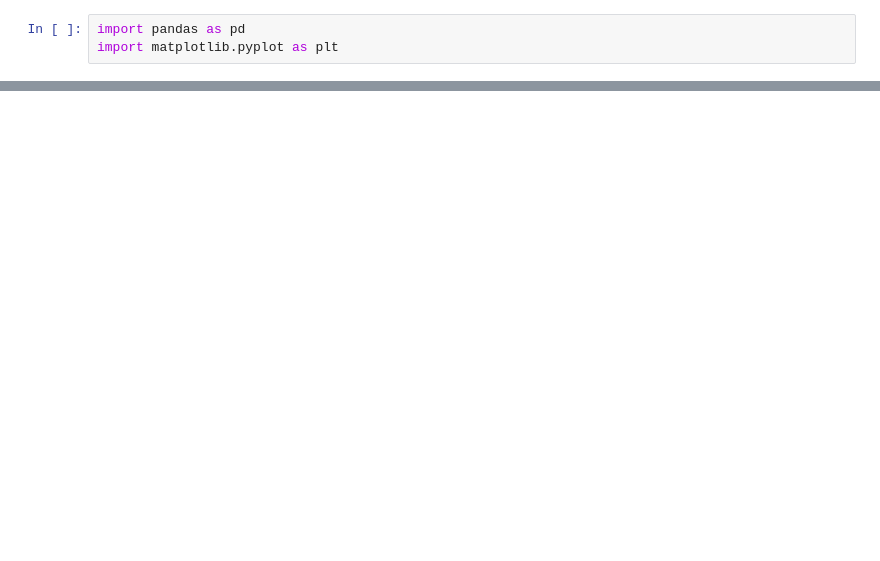
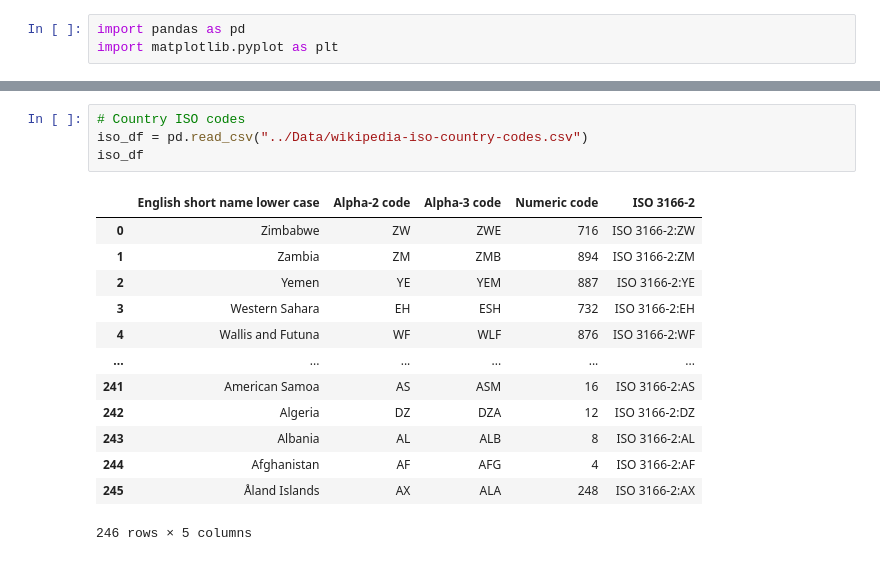
Before and after one commit to MATaylor0/data-viz-project, a Jupyter notebook: MT/MT.ipynb, the cells around one changed output, grey strips where cells are left out. Saved outputs shown, nothing was run; the diff lists cells and outputs as text; blank space fills up the shorter version.

```diff
--- a/MT/MT.ipynb
+++ b/MT/MT.ipynb
@@ -36,0 +49,18 @@ df
+# %%
+# Country ISO codes
+iso_df = pd.read_csv("../Data/wikipedia-iso-country-codes.csv")
+iso_df
+# %% [output]
+|  | English short name lower case | Alpha-2 code | Alpha-3 code | Numeric code | ISO 3166-2 |
+| 0 | Zimbabwe | ZW | ZWE | 716 | ISO 3166-2:ZW |
+| 1 | Zambia | ZM | ZMB | 894 | ISO 3166-2:ZM |
+| 2 | Yemen | YE | YEM | 887 | ISO 3166-2:YE |
+| 3 | Western Sahara | EH | ESH | 732 | ISO 3166-2:EH |
+| 4 | Wallis and Futuna | WF | WLF | 876 | ISO 3166-2:WF |
+| ... | ... | ... | ... | ... | ... |
+| 241 | American Samoa | AS | ASM | 16 | ISO 3166-2:AS |
+| 242 | Algeria | DZ | DZA | 12 | ISO 3166-2:DZ |
+| 243 | Albania | AL | ALB | 8 | ISO 3166-2:AL |
+| 244 | Afghanistan | AF | AFG | 4 | ISO 3166-2:AF |
+| 245 | Åland Islands | AX | ALA | 248 | ISO 3166-2:AX |
+246 rows × 5 columns
```
Also changed, not shown: parts of 9 cells of this notebook, 8 other files.
